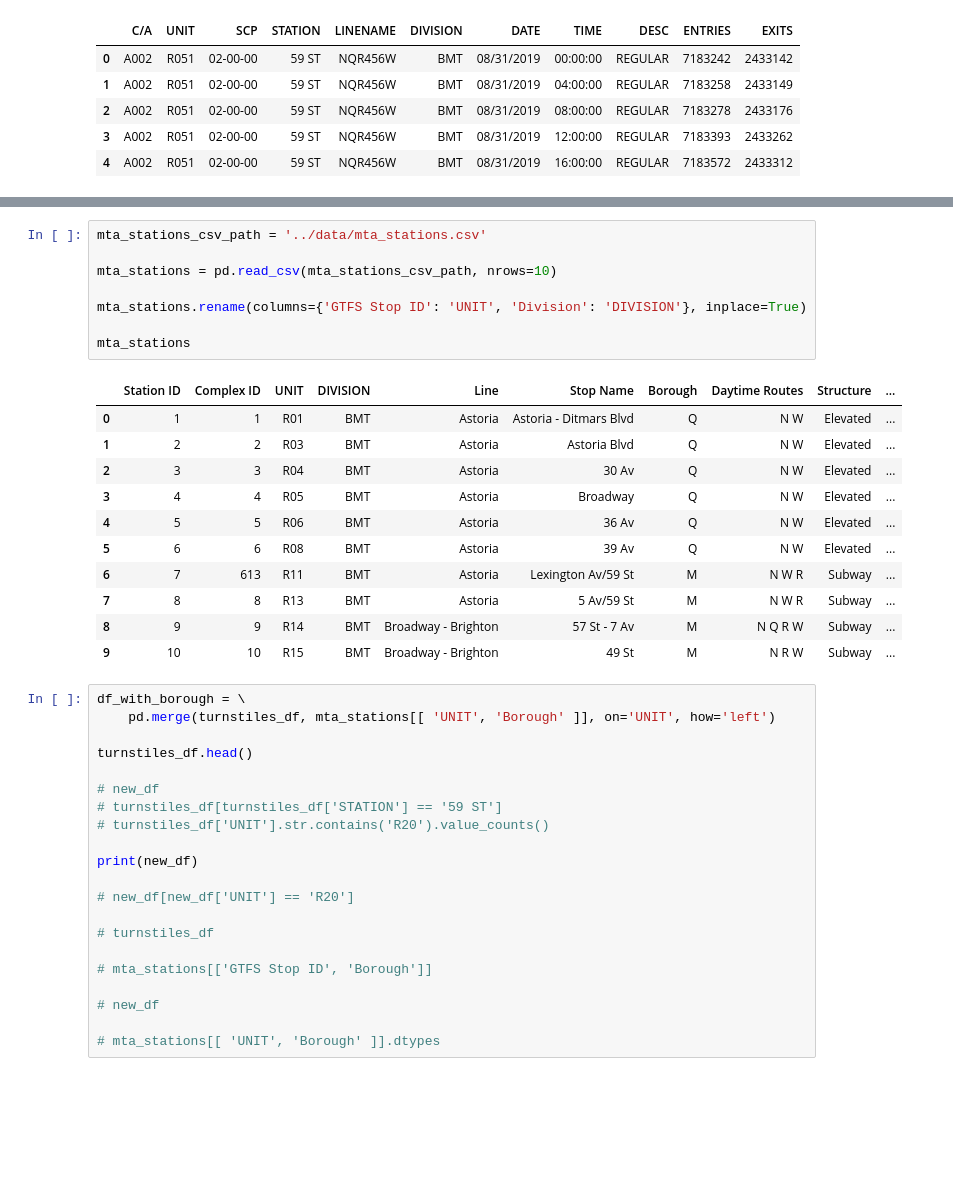
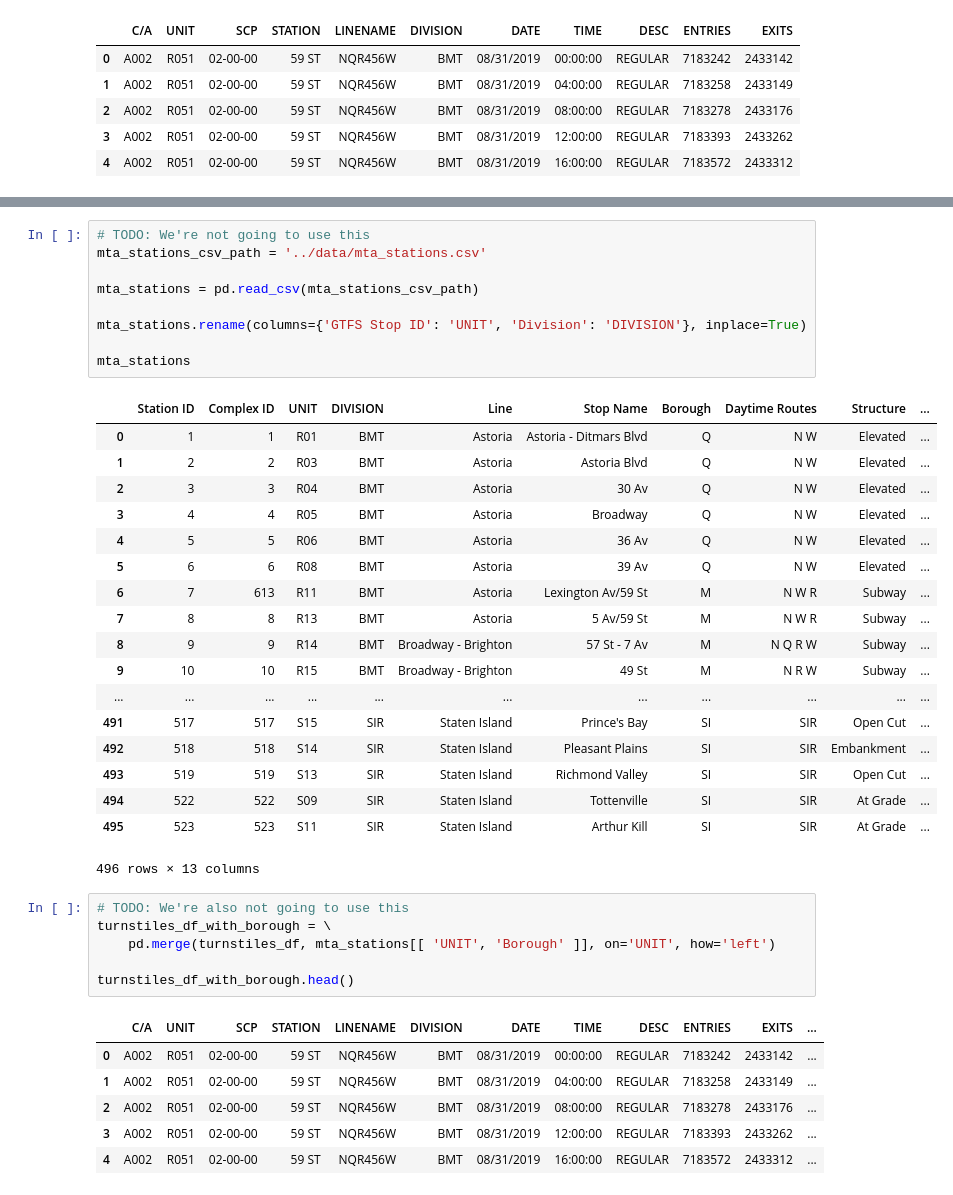
Before and after one commit to thomkav/nyc19_ds21_foottraffic_team2, a Jupyter notebook: notebooks/merge_station_and_turnstile_data.ipynb, the cells around one changed output, grey strips where cells are left out. Saved outputs shown, nothing was run; the diff lists cells and outputs as text; blank space fills up the shorter version.

```diff
--- a/notebooks/merge_station_and_turnstile_data.ipynb
+++ b/notebooks/merge_station_and_turnstile_data.ipynb
@@ -85,41 +33,41 @@ Name: TIME, dtype: int64
 # %%
+# TODO: We're not going to use this
 mta_stations_csv_path = '../data/mta_stations.csv'
 
-mta_stations = pd.read_csv(mta_stations_csv_path, nrows=10)
+mta_stations = pd.read_csv(mta_stations_csv_path)
 
 mta_stations.rename(columns={'GTFS Stop ID': 'UNIT', 'Division': 'DIVISION'}, inplace=True)
 
 mta_stations
 # %% [output]
 |  | Station ID | Complex ID | UNIT | DIVISION | Line | Stop Name | Borough | Daytime Routes | Structure | ... |
 | 0 | 1 | 1 | R01 | BMT | Astoria | Astoria - Ditmars Blvd | Q | N W | Elevated | ... |
 | 1 | 2 | 2 | R03 | BMT | Astoria | Astoria Blvd | Q | N W | Elevated | ... |
 | 2 | 3 | 3 | R04 | BMT | Astoria | 30 Av | Q | N W | Elevated | ... |
 | 3 | 4 | 4 | R05 | BMT | Astoria | Broadway | Q | N W | Elevated | ... |
 | 4 | 5 | 5 | R06 | BMT | Astoria | 36 Av | Q | N W | Elevated | ... |
 | 5 | 6 | 6 | R08 | BMT | Astoria | 39 Av | Q | N W | Elevated | ... |
 | 6 | 7 | 613 | R11 | BMT | Astoria | Lexington Av/59 St | M | N W R | Subway | ... |
 | 7 | 8 | 8 | R13 | BMT | Astoria | 5 Av/59 St | M | N W R | Subway | ... |
 | 8 | 9 | 9 | R14 | BMT | Broadway - Brighton | 57 St - 7 Av | M | N Q R W | Subway | ... |
 | 9 | 10 | 10 | R15 | BMT | Broadway - Brighton | 49 St | M | N R W | Subway | ... |
+| ... | ... | ... | ... | ... | ... | ... | ... | ... | ... | ... |
+| 491 | 517 | 517 | S15 | SIR | Staten Island | Prince's Bay | SI | SIR | Open Cut | ... |
+| 492 | 518 | 518 | S14 | SIR | Staten Island | Pleasant Plains | SI | SIR | Embankment | ... |
+| 493 | 519 | 519 | S13 | SIR | Staten Island | Richmond Valley | SI | SIR | Open Cut | ... |
+| 494 | 522 | 522 | S09 | SIR | Staten Island | Tottenville | SI | SIR | At Grade | ... |
+| 495 | 523 | 523 | S11 | SIR | Staten Island | Arthur Kill | SI | SIR | At Grade | ... |
+496 rows × 13 columns
-# %%
-df_with_borough = \
-    pd.merge(turnstiles_df, mta_stations[[ 'UNIT', 'Borough' ]], on='UNIT', how='left')
-
-turnstiles_df.head()
-
-# new_df
-# turnstiles_df[turnstiles_df['STATION'] == '59 ST']
-# turnstiles_df['UNIT'].str.contains('R20').value_counts()
-
-print(new_df)
-
-# new_df[new_df['UNIT'] == 'R20']
-
-# turnstiles_df
-
-# mta_stations[['GTFS Stop ID', 'Borough']]
-
-# new_df
-
-# mta_stations[[ 'UNIT', 'Borough' ]].dtypes
+# %%
+# TODO: We're also not going to use this
+turnstiles_df_with_borough = \
+    pd.merge(turnstiles_df, mta_stations[[ 'UNIT', 'Borough' ]], on='UNIT', how='left')
+
+turnstiles_df_with_borough.head()
+# %% [output]
+|  | C/A | UNIT | SCP | STATION | LINENAME | DIVISION | DATE | TIME | DESC | ENTRIES | EXITS | ... |
+| 0 | A002 | R051 | 02-00-00 | 59 ST | NQR456W | BMT | 08/31/2019 | 00:00:00 | REGULAR | 7183242 | 2433142 | ... |
+| 1 | A002 | R051 | 02-00-00 | 59 ST | NQR456W | BMT | 08/31/2019 | 04:00:00 | REGULAR | 7183258 | 2433149 | ... |
+| 2 | A002 | R051 | 02-00-00 | 59 ST | NQR456W | BMT | 08/31/2019 | 08:00:00 | REGULAR | 7183278 | 2433176 | ... |
+| 3 | A002 | R051 | 02-00-00 | 59 ST | NQR456W | BMT | 08/31/2019 | 12:00:00 | REGULAR | 7183393 | 2433262 | ... |
+| 4 | A002 | R051 | 02-00-00 | 59 ST | NQR456W | BMT | 08/31/2019 | 16:00:00 | REGULAR | 7183572 | 2433312 | ... |
```
Also changed, not shown: parts of 16 cells of this notebook.
